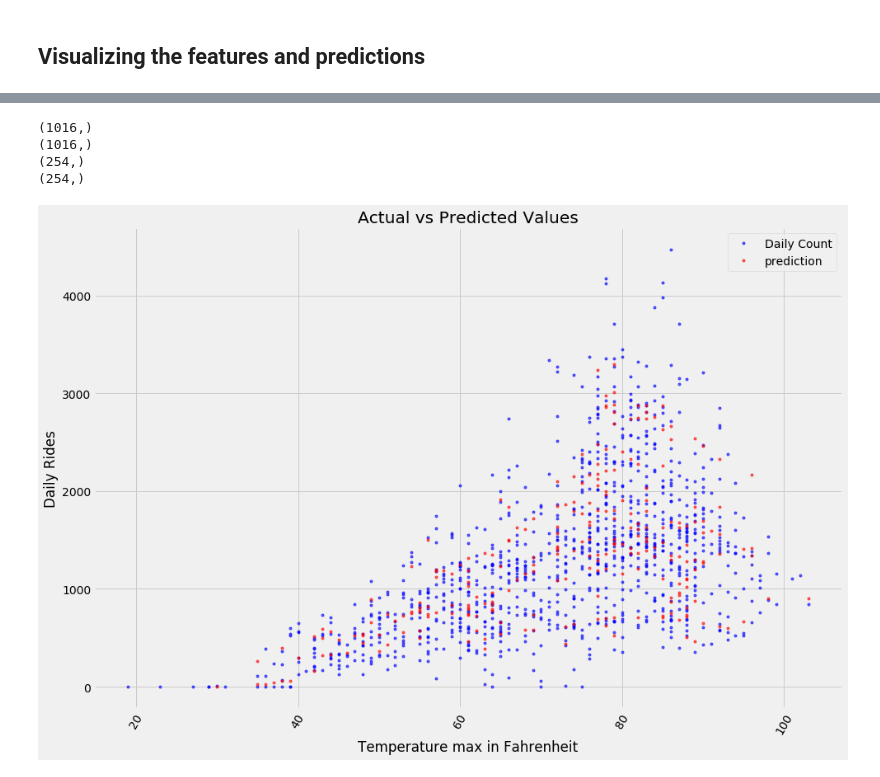
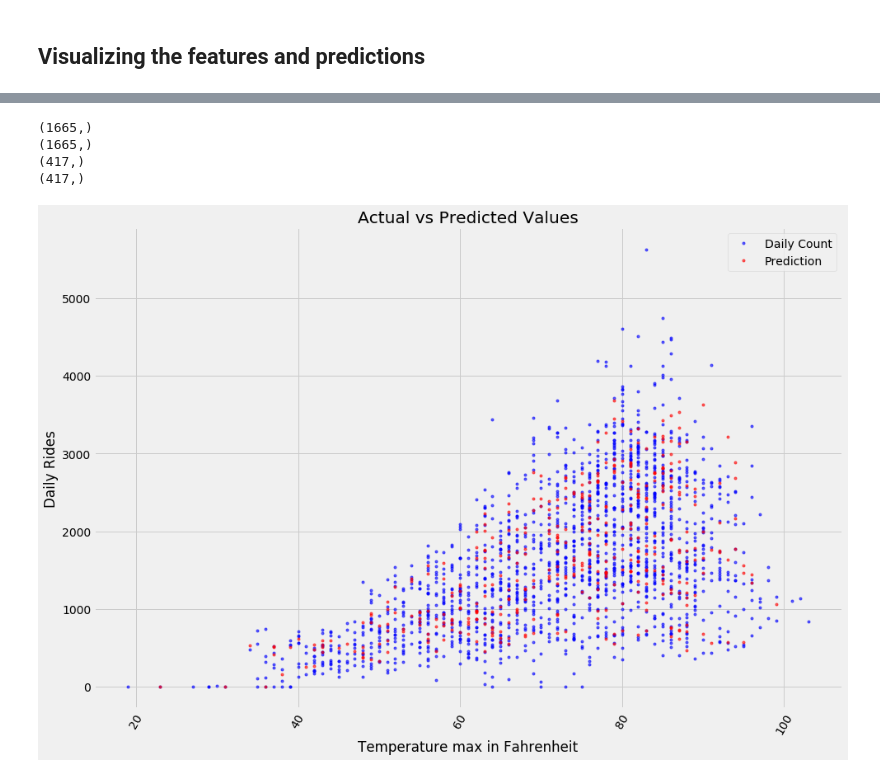
Before and after one commit to SethDKelly/NiceRideMN, a Jupyter notebook: Random_forest.ipynb, the cells around one changed output, grey strips where cells are left out. Saved outputs shown, nothing was run; the diff lists cells and outputs as text; code cells hidden in the pictures.

```diff
--- a/Random_forest.ipynb
+++ b/Random_forest.ipynb
@@ -17,7 +17,7 @@ from sklearn.ensemble import RandomForestRegressor
 weather = pd.read_csv("~/Projects/NiceRide/Weather_data/01012010_12312017.csv") # Weather data
 
 temp = []
-for x in [2010 + x for x in range(5)] :
+for x in [2010 + x for x in range(8)] :
     x = pd.read_csv("~/Projects/NiceRide/Nice_Ride_data/"+str(x)+"/NiceRide_trip_history_"+str(x)+".csv")
     temp.append(x)
     nr = pd.concat(temp)
@@ -177,4 +169,2 @@ features.head()
 # %%
-features['SPRING'] = features['MONTH'].apply(lambda x:1 if x>= 4 and x <= 6 else 0)
 features['SUMMER'] = features['MONTH'].apply(lambda x:1 if x >= 7 and x <= 9 else 0)
-features.head()
@@ -188,6 +171,7 @@ features.head()
 # %%
 # Random forests can't use datetime objects
 features = features.drop('DATE', axis=1)
+features = features.drop(['SNWD', 'SNOW'], axis=1)
 # %%
 features.info()
 # %% [output]
@@ -432,27 +412,27 @@ print(target.shape)
 print(X_test[:,5].shape) # This is the shape of our TMAX variable in the feature test set
 print(predictions.shape)
 # %% [output]
-(1016,)
-(1016,)
-(254,)
-(254,)
+(1665,)
+(1665,)
+(417,)
+(417,)
 # %%
 # Dataframe with true values and dates
 true_data = pd.DataFrame(data = {'TMAX': features.TMAX.values, 'DCOUNT': target})
 
 # Dataframe with predictions and dates
-predictions_data = pd.DataFrame(data = {'TMAX': X_test[:,5], 'prediction': predictions})
+predictions_data = pd.DataFrame(data = {'TMAX': X_test[:,3], 'prediction': predictions})
 
 # Plot the actual values and predicted values
 plt.figure(figsize=(14.5,10))
 plt.plot(true_data['TMAX'], true_data['DCOUNT'], 'bo', label = 'Daily Count', markersize=3, alpha=.6)
-plt.plot(predictions_data['TMAX'], predictions_data['prediction'], 'ro', label = 'prediction', markersize=3, alpha=.6)
+plt.plot(predictions_data['TMAX'], predictions_data['prediction'], 'ro', label = 'Prediction', markersize=3, alpha=.6)
 
 plt.xticks(rotation = '60');
 plt.legend()
 plt.xlabel('Temperature max in Fahrenheit'); plt.ylabel('Daily Rides'); plt.title('Actual vs Predicted Values');
 # %% [output]
-[figure, old version]
+[figure, new version]
 # %%
 # Dataframe with true values and dates
 true_data = pd.DataFrame(data = {'TMAX': features.TMAX.values, 'daily_count': target})
```
Also changed, not shown: parts of 17 cells of this notebook.
